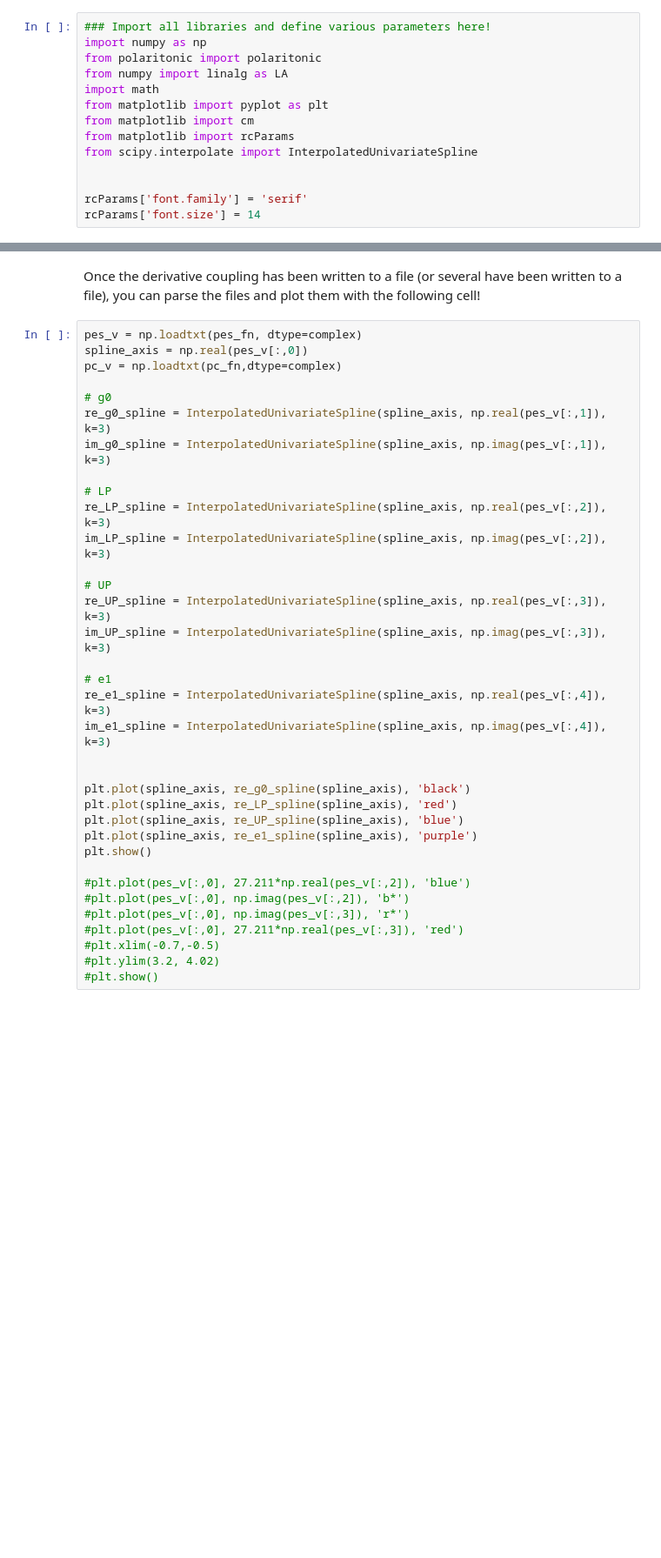
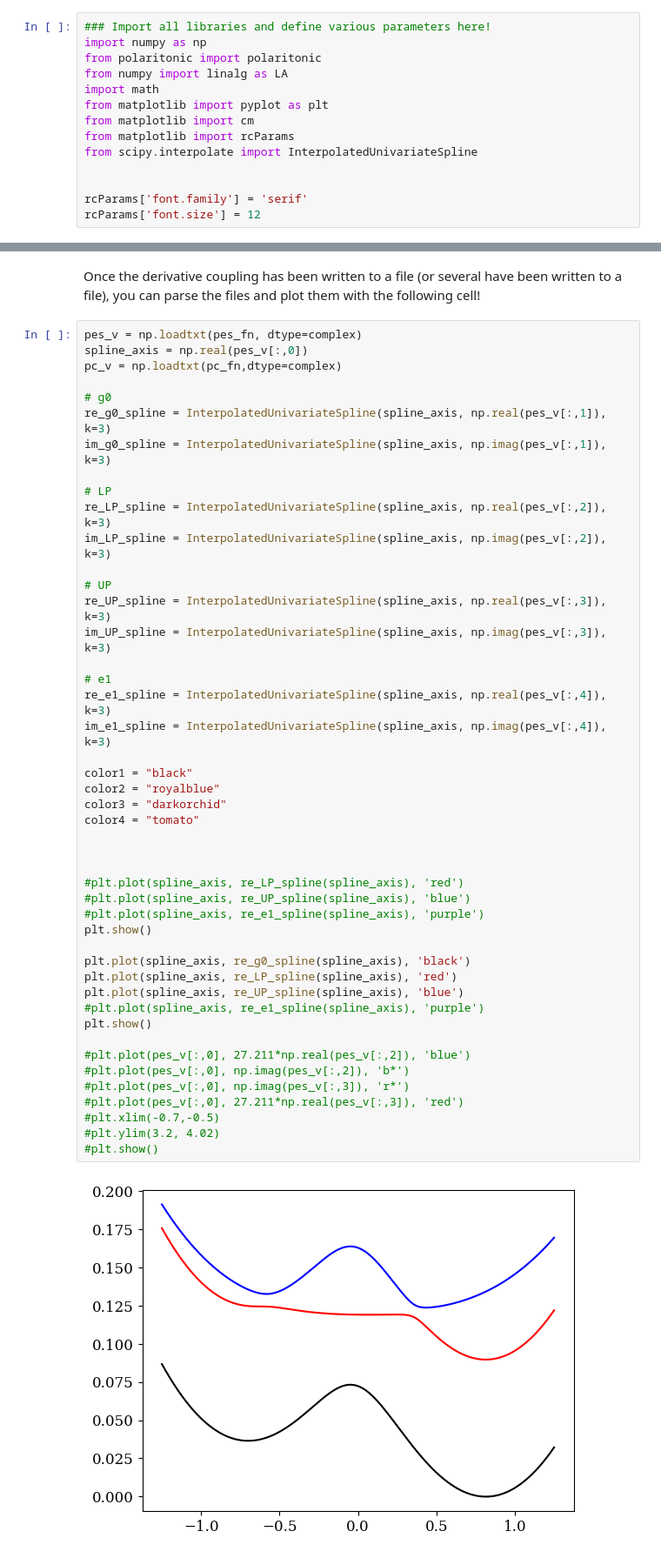
Before and after one commit to FoleyLab/PyCQED, a Jupyter notebook: Plot_PES.ipynb, the cells around one changed output, grey strips where cells are left out. Shown: that part at 87% size. Cells and saved outputs as stored; diff of their text form; blank space fills up the shorter version.

```diff
--- a/Plot_PES.ipynb
+++ b/Plot_PES.ipynb
@@ -13,7 +13,7 @@ from scipy.interpolate import InterpolatedUnivariateSpline
 
 
 rcParams['font.family'] = 'serif'
-rcParams['font.size'] = 14
+rcParams['font.size'] = 12
 # %% [markdown]
 The following cell will actually compute the derivative coupling and write it to a file.
 You can change the $\gamma$ parameter (via the `gamp=X` line) and the filename (via `prefix = Y` line) here!
@@ -183,31 +194,44 @@ pc_v = np.loadtxt(pc_fn,dtype=complex)
 
 # g0
 re_g0_spline = InterpolatedUnivariateSpline(spline_axis, np.real(pes_v[:,1]), k=3)
 im_g0_spline = InterpolatedUnivariateSpline(spline_axis, np.imag(pes_v[:,1]), k=3)
 
 # LP
 re_LP_spline = InterpolatedUnivariateSpline(spline_axis, np.real(pes_v[:,2]), k=3)
 im_LP_spline = InterpolatedUnivariateSpline(spline_axis, np.imag(pes_v[:,2]), k=3)
 
 # UP
 re_UP_spline = InterpolatedUnivariateSpline(spline_axis, np.real(pes_v[:,3]), k=3)
 im_UP_spline = InterpolatedUnivariateSpline(spline_axis, np.imag(pes_v[:,3]), k=3)
 
 # e1
 re_e1_spline = InterpolatedUnivariateSpline(spline_axis, np.real(pes_v[:,4]), k=3)
 im_e1_spline = InterpolatedUnivariateSpline(spline_axis, np.imag(pes_v[:,4]), k=3)
 
+color1 = "black"
+color2 = "royalblue"
+color3 = "darkorchid"
+color4 = "tomato"
+
+
+
+#plt.plot(spline_axis, re_LP_spline(spline_axis), 'red')
+#plt.plot(spline_axis, re_UP_spline(spline_axis), 'blue')
+#plt.plot(spline_axis, re_e1_spline(spline_axis), 'purple')
+plt.show()
 
 plt.plot(spline_axis, re_g0_spline(spline_axis), 'black')
 plt.plot(spline_axis, re_LP_spline(spline_axis), 'red')
 plt.plot(spline_axis, re_UP_spline(spline_axis), 'blue')
-plt.plot(spline_axis, re_e1_spline(spline_axis), 'purple')
+#plt.plot(spline_axis, re_e1_spline(spline_axis), 'purple')
 plt.show()
 
 #plt.plot(pes_v[:,0], 27.211*np.real(pes_v[:,2]), 'blue')
 #plt.plot(pes_v[:,0], np.imag(pes_v[:,2]), 'b*')
 #plt.plot(pes_v[:,0], np.imag(pes_v[:,3]), 'r*')
 #plt.plot(pes_v[:,0], 27.211*np.real(pes_v[:,3]), 'red')
 #plt.xlim(-0.7,-0.5)
 #plt.ylim(3.2, 4.02)
 #plt.show()
+# %% [output]
+[figure, added]
```
Also changed, not shown: parts of 14 cells of this notebook.
